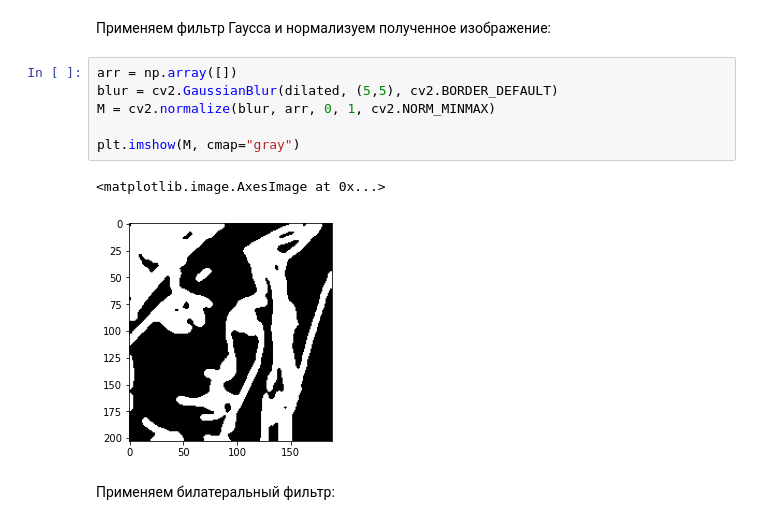
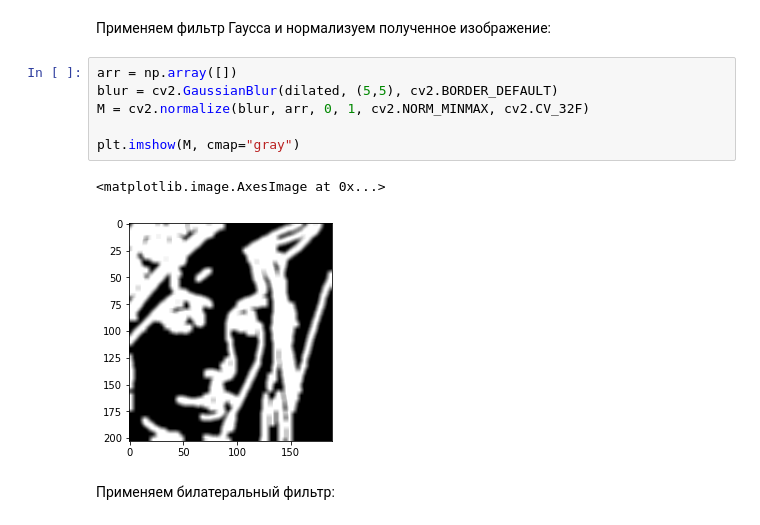
Before and after one commit to drwff/Computer-vision, a Jupyter notebook: computer_vision_lab1.ipynb, the cells around one changed output. Saved outputs shown, nothing was run; the diff lists cells and outputs as text.

Commit message:
normalize

```diff
--- a/computer_vision_lab1.ipynb
+++ b/computer_vision_lab1.ipynb
@@ -69,12 +69,12 @@ plt.imshow(dilated,cmap="gray")
 # %%
 arr = np.array([])
 blur = cv2.GaussianBlur(dilated, (5,5), cv2.BORDER_DEFAULT)
-M = cv2.normalize(blur, arr, 0, 1, cv2.NORM_MINMAX)
+M = cv2.normalize(blur, arr, 0, 1, cv2.NORM_MINMAX, cv2.CV_32F)
 
 plt.imshow(M, cmap="gray")
 # %% [output]
 <matplotlib.image.AxesImage at 0x...>
-[figure, old version]
+[figure, new version]
 # %% [markdown]
 Применяем билатеральный фильтр:
 # %%
```
